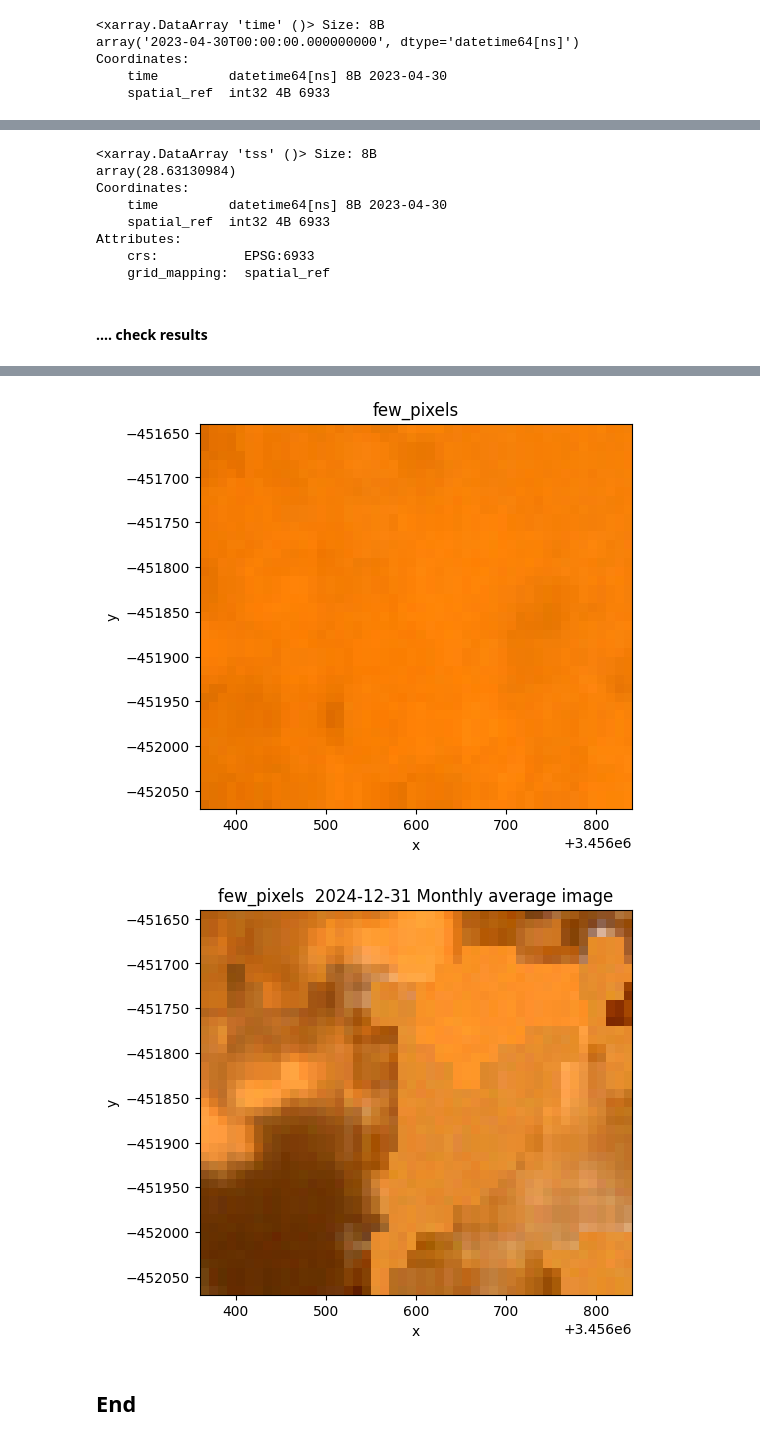
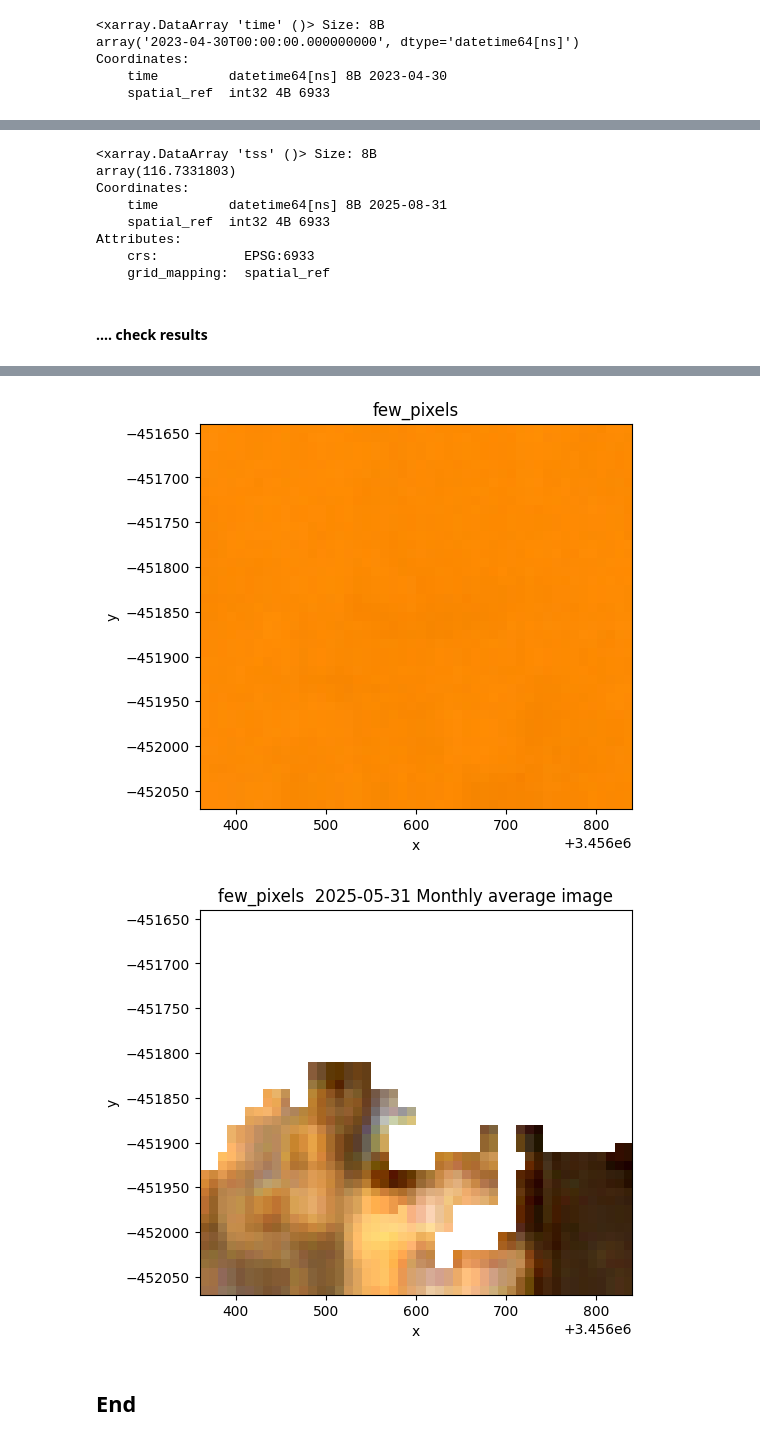
Before and after one commit to digitalearthafrica/deafrica_water_quality, a Jupyter notebook: WP2.1/WP2.1.ipynb, the cells around one changed output, grey strips where cells are left out. Saved outputs shown, nothing was run; the diff lists cells and outputs as text; code cells hidden in the pictures.

```diff
--- a/WP2.1/WP2.1.ipynb
+++ b/WP2.1/WP2.1.ipynb
@@ -164,14 +166,14 @@ parameters['place'] = placename
 parameters['grid_resolution'] = cellsize
 parameters['cell_area'] = cellsize**2
 parameters['resampling_option'] = resampling_option
-parameters['year1'] = str(start_time.year.item())
-parameters['year2'] = str(end_time.year.item())
+parameters['year1'] = year1
+parameters['year2'] = year2
 parameters['crs']   = 'EPSG:6933'
 # slightly different parameters for the geomedians, start 5 years earlier:
 gm_parameters = parameters.copy()
-gm_parameters['year1']  = str((start_time.year-5).item())
+gm_parameters['year1']  = str(year1-5)
 # should start the geomedian series from the reference date?
-gm_parameters['year1']  = str((reference_date.year))
+#gm_parameters['year1']  = str((reference_date.year))
 # %%
     #read in the harmonisation reference data
     lookup        = pd.read_csv(reference_directory+lookup_table_filename,index_col=0)
@@ -428,6 +447,16 @@ def build_month_dataset(month,keep_all_vars=False)   :
                                                    rename_dict,
                                                    crs = parameters['crs'],
                                                    verbose = verbose)
+
+        # --- drop empty datasets (this can happen esp for tm ) from the data list and from the instruments dictionary used to set WQ measures
+        temp_instruments = instruments.copy()
+        templist = list(data_list.keys())
+        for instr in templist:
+            if not 'time' in data_list[instr].sizes:
+                print(f'.. no data found for {instr} ')
+                del data_list[instr]
+                del temp_instruments[instr]
+
 
         for inst in data_list.keys():
             if 'longitude' in data_list[inst].sizes.keys() :
@@ -453,7 +482,7 @@ def build_month_dataset(month,keep_all_vars=False)   :
         algorithms_chla,algorithms_tsm = set_wq_algorithms(suffix='')
         dummy,tsm_vlist  = WQ_vars(ds.where(ds.clearwater).where(ds.qa_score>0),
                     algorithms_tsm,
-                    instruments,
+                    temp_instruments,
                     new_dimension_name='tss_measure',
                     new_varname=None,
                     verbose=verbose,
@@ -465,7 +494,7 @@ def build_month_dataset(month,keep_all_vars=False)   :
 
         dummy,chla_vlist = WQ_vars(ds.where(ds.clearwater).where(ds.qa_score>0),
                     algorithms_chla,
-                    instruments,
+                    temp_instruments,
                     new_dimension_name='chla_measure',
                     new_varname=None,
                     verbose=verbose,
@@ -513,8 +542,8 @@ def build_month_dataset(month,keep_all_vars=False)   :
             (((ds[var] \
              * ds[var+'_scale']) \
              + ds[var+'_offset']) \
-             * ds[var+'_era_factor']).\
-            clip(validrange[var][0],validrange[var][1])
+             * ds[var+'_era_factor'])\
+        #    .clip(validrange[var][0],validrange[var][1])
 
         # calibrate each measurement to field data
         for var in ['tss','chla'] :
@@ -604,7 +633,7 @@ def build_month_dataset(month,keep_all_vars=False)   :
 
         return(ds)
 # %%
-over_write = True
+over_write = False
 # %%
 dataset_agm_filename
 # %% [output]
@@ -778,15 +829,17 @@ ds_annual = full_datasets['ann']
 # %%
 #subset on time
-ds_months = ds_months.sel(time=slice('2023-01-01','2025-01-01'))
-ds_annual = ds_annual.sel(time=slice('2023-01-01','2025-01-01'))
+ds_months = full_datasets['months']
+ds_annual = full_datasets['ann']
+ds_months = ds_months.sel(time=slice('2025-05-01','2026-03-01'))
+ds_annual = ds_annual.sel(time=slice('2024-05-01','2026-03-01'))
 # %%
 # pull out some specifics
-ds_months.sel(time='2023-04-30',method='nearest').median(dim=('x','y')).tss
+ds_months.sel(time='2025-08-30',method='nearest').median(dim=('x','y')).tss
 # %% [output]
 <xarray.DataArray 'tss' ()> Size: 8B
-array(28.63130984)
+array(116.7331803)
 Coordinates:
-    time         datetime64[ns] 8B 2023-04-30
+    time         datetime64[ns] 8B 2025-08-31
     spatial_ref  int32 4B 6933
 Attributes:
     crs:           EPSG:6933
@@ -825,6 +876,7 @@ descriptions = data[:,0]
 
 # --- this is a convenience for plotting
 clearwater = ds_months.clearwater>0.5
+clearwater = ds_months.clearwater>0.2
 reference_mmt = {'tss':'tsm_lym_msi' ,
                   'chla': 'chla_tc2_msi'}
 showref = False
@@ -1159,5 +1211,5 @@ plt.show()
 [figure]
-[figure, old version]
+[figure, new version]
 # %% [markdown]
 ## End
 # %%
```
Also changed, not shown: parts of 21 cells of this notebook.
